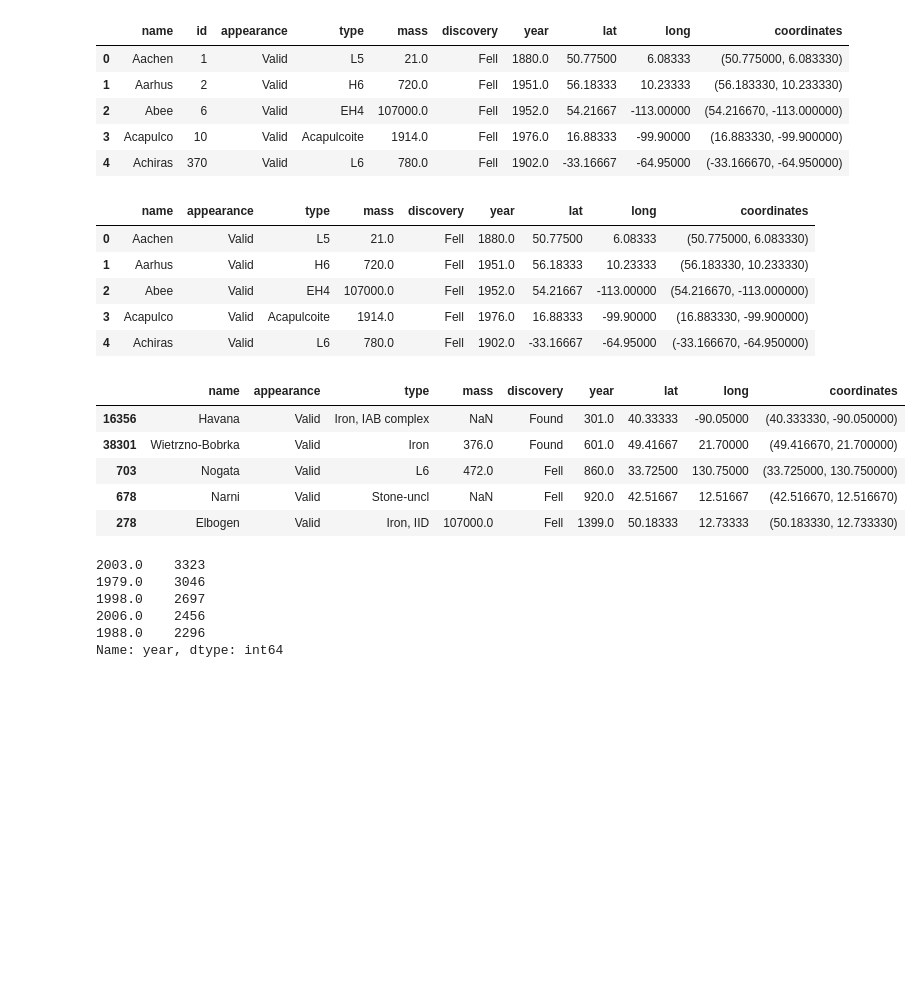
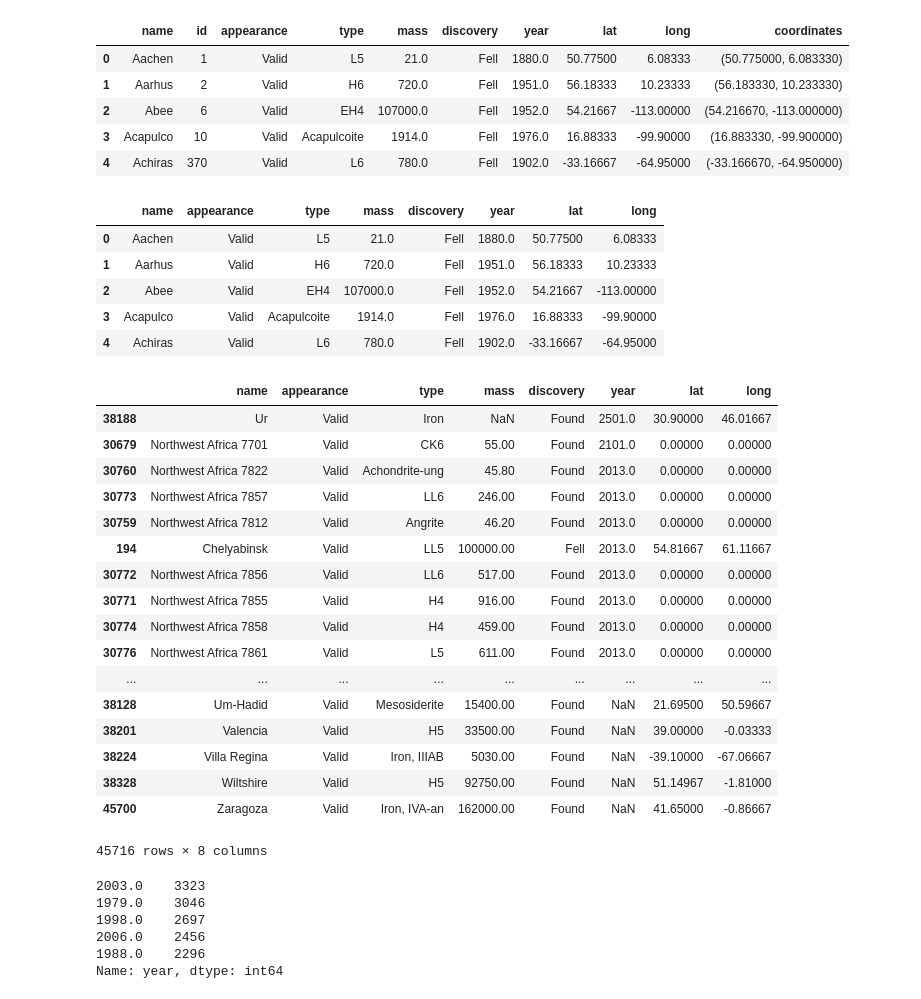
Before and after one commit to fcoba/Project-1, a Jupyter notebook: Kal_Project_1.ipynb, the cells around one changed output. Drawn from its saved outputs; the diff is of its cells as text; code cells hidden in the pictures; blank space fills up the shorter version.

```diff
--- a/Kal_Project_1.ipynb
+++ b/Kal_Project_1.ipynb
@@ -161,26 +139,38 @@ meteor.head()
 | 4 | Achiras | 370 | Valid | L6 | 780.0 | Fell | 1902.0 | -33.16667 | -64.95000 | (-33.166670, -64.950000) |
 # %%
 #Dropping some unecessary columns
-meteor = meteor.drop(columns = ["id"])
+meteor = meteor.drop(columns = ["id", "coordinates"])
 meteor.head()
 # %% [output]
-|  | name | appearance | type | mass | discovery | year | lat | long | coordinates |
-| 0 | Aachen | Valid | L5 | 21.0 | Fell | 1880.0 | 50.77500 | 6.08333 | (50.775000, 6.083330) |
-| 1 | Aarhus | Valid | H6 | 720.0 | Fell | 1951.0 | 56.18333 | 10.23333 | (56.183330, 10.233330) |
-| 2 | Abee | Valid | EH4 | 107000.0 | Fell | 1952.0 | 54.21667 | -113.00000 | (54.216670, -113.000000) |
-| 3 | Acapulco | Valid | Acapulcoite | 1914.0 | Fell | 1976.0 | 16.88333 | -99.90000 | (16.883330, -99.900000) |
-| 4 | Achiras | Valid | L6 | 780.0 | Fell | 1902.0 | -33.16667 | -64.95000 | (-33.166670, -64.950000) |
+|  | name | appearance | type | mass | discovery | year | lat | long |
+| 0 | Aachen | Valid | L5 | 21.0 | Fell | 1880.0 | 50.77500 | 6.08333 |
+| 1 | Aarhus | Valid | H6 | 720.0 | Fell | 1951.0 | 56.18333 | 10.23333 |
+| 2 | Abee | Valid | EH4 | 107000.0 | Fell | 1952.0 | 54.21667 | -113.00000 |
+| 3 | Acapulco | Valid | Acapulcoite | 1914.0 | Fell | 1976.0 | 16.88333 | -99.90000 |
+| 4 | Achiras | Valid | L6 | 780.0 | Fell | 1902.0 | -33.16667 | -64.95000 |
 # %%
 # To sort from highest to lowest, ascending=False must be passed in
-meteor_df = meteor.sort_values("year", ascending=True)
-meteor_df.head()
+meteor_df = meteor.sort_values("year", ascending=False)
+meteor_df
 # %% [output]
-|  | name | appearance | type | mass | discovery | year | lat | long | coordinates |
-| 16356 | Havana | Valid | Iron, IAB complex | NaN | Found | 301.0 | 40.33333 | -90.05000 | (40.333330, -90.050000) |
-| 38301 | Wietrzno-Bobrka | Valid | Iron | 376.0 | Found | 601.0 | 49.41667 | 21.70000 | (49.416670, 21.700000) |
-| 703 | Nogata | Valid | L6 | 472.0 | Fell | 860.0 | 33.72500 | 130.75000 | (33.725000, 130.750000) |
-| 678 | Narni | Valid | Stone-uncl | NaN | Fell | 920.0 | 42.51667 | 12.51667 | (42.516670, 12.516670) |
-| 278 | Elbogen | Valid | Iron, IID | 107000.0 | Fell | 1399.0 | 50.18333 | 12.73333 | (50.183330, 12.733330) |
+|  | name | appearance | type | mass | discovery | year | lat | long |
+| 38188 | Ur | Valid | Iron | NaN | Found | 2501.0 | 30.90000 | 46.01667 |
+| 30679 | Northwest Africa 7701 | Valid | CK6 | 55.00 | Found | 2101.0 | 0.00000 | 0.00000 |
+| 30760 | Northwest Africa 7822 | Valid | Achondrite-ung | 45.80 | Found | 2013.0 | 0.00000 | 0.00000 |
+| 30773 | Northwest Africa 7857 | Valid | LL6 | 246.00 | Found | 2013.0 | 0.00000 | 0.00000 |
+| 30759 | Northwest Africa 7812 | Valid | Angrite | 46.20 | Found | 2013.0 | 0.00000 | 0.00000 |
+| 194 | Chelyabinsk | Valid | LL5 | 100000.00 | Fell | 2013.0 | 54.81667 | 61.11667 |
+| 30772 | Northwest Africa 7856 | Valid | LL6 | 517.00 | Found | 2013.0 | 0.00000 | 0.00000 |
+| 30771 | Northwest Africa 7855 | Valid | H4 | 916.00 | Found | 2013.0 | 0.00000 | 0.00000 |
+| 30774 | Northwest Africa 7858 | Valid | H4 | 459.00 | Found | 2013.0 | 0.00000 | 0.00000 |
+| 30776 | Northwest Africa 7861 | Valid | L5 | 611.00 | Found | 2013.0 | 0.00000 | 0.00000 |
+| ... | ... | ... | ... | ... | ... | ... | ... | ... |
+| 38128 | Um-Hadid | Valid | Mesosiderite | 15400.00 | Found | NaN | 21.69500 | 50.59667 |
+| 38201 | Valencia | Valid | H5 | 33500.00 | Found | NaN | 39.00000 | -0.03333 |
+| 38224 | Villa Regina | Valid | Iron, IIIAB | 5030.00 | Found | NaN | -39.10000 | -67.06667 |
+| 38328 | Wiltshire | Valid | H5 | 92750.00 | Found | NaN | 51.14967 | -1.81000 |
+| 45700 | Zaragoza | Valid | Iron, IVA-an | 162000.00 | Found | NaN | 41.65000 | -0.86667 |
+45716 rows × 8 columns
 # %%
 meteor_count = meteor["year"].value_counts()
 meteor_count.head()
```
Also changed, not shown: parts of 9 cells of this notebook.
